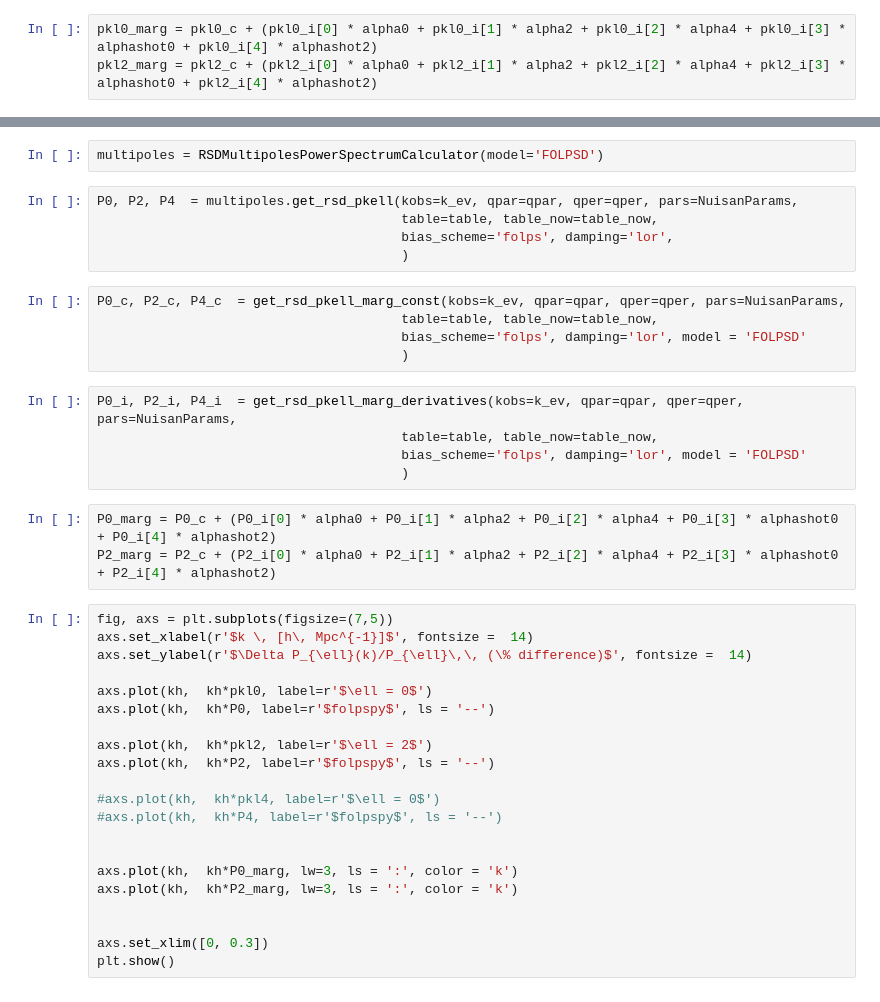
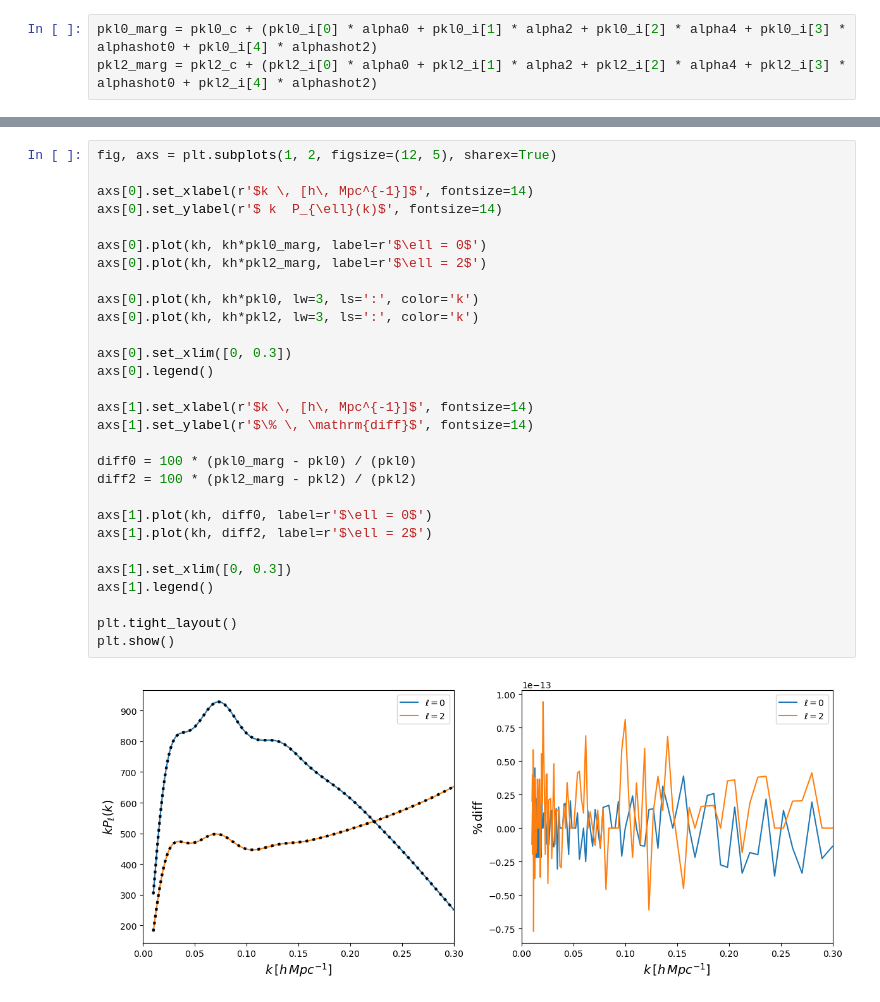
Before and after one commit to cosmodesi/FolpsD, a Jupyter notebook: folps/_tests/_folpsD/run_folpsD.ipynb, the cells around one changed output, grey strips where cells are left out. Cells and saved outputs as stored; diff of their text form.

```diff
--- a/folps/_tests/_folpsD/run_folpsD.ipynb
+++ b/folps/_tests/_folpsD/run_folpsD.ipynb
@@ -104,41 +73,31 @@ table, table_now = nonlinear_hn.calculate_loop_table(k=inputpkT[0], pklin=inputp
-# %%
-multipoles = RSDMultipolesPowerSpectrumCalculator(model='FOLPSD')
-# %%
-P0, P2, P4  = multipoles.get_rsd_pkell(kobs=k_ev, qpar=qpar, qper=qper, pars=NuisanParams,
-                                       table=table, table_now=table_now,
-                                       bias_scheme='folps', damping='lor',
-                                       )
-# %%
-P0_c, P2_c, P4_c  = get_rsd_pkell_marg_const(kobs=k_ev, qpar=qpar, qper=qper, pars=NuisanParams,
-                                       table=table, table_now=table_now,
-                                       bias_scheme='folps', damping='lor', model = 'FOLPSD'
-                                       )
-# %%
-P0_i, P2_i, P4_i  = get_rsd_pkell_marg_derivatives(kobs=k_ev, qpar=qpar, qper=qper, pars=NuisanParams,
-                                       table=table, table_now=table_now,
-                                       bias_scheme='folps', damping='lor', model = 'FOLPSD'
-                                       )
-# %%
-P0_marg = P0_c + (P0_i[0] * alpha0 + P0_i[1] * alpha2 + P0_i[2] * alpha4 + P0_i[3] * alphashot0 + P0_i[4] * alphashot2)
-P2_marg = P2_c + (P2_i[0] * alpha0 + P2_i[1] * alpha2 + P2_i[2] * alpha4 + P2_i[3] * alphashot0 + P2_i[4] * alphashot2)
 # %%
-fig, axs = plt.subplots(figsize=(7,5))
-axs.set_xlabel(r'$k \, [h\, Mpc^{-1}]$', fontsize =  14)
-axs.set_ylabel(r'$\Delta P_{\ell}(k)/P_{\ell}\,\, (\% difference)$', fontsize =  14)
+fig, axs = plt.subplots(1, 2, figsize=(12, 5), sharex=True)
 
-axs.plot(kh,  kh*pkl0, label=r'$\ell = 0$')
-axs.plot(kh,  kh*P0, label=r'$folpspy$', ls = '--')
+axs[0].set_xlabel(r'$k \, [h\, Mpc^{-1}]$', fontsize=14)
+axs[0].set_ylabel(r'$ k  P_{\ell}(k)$', fontsize=14)
 
-axs.plot(kh,  kh*pkl2, label=r'$\ell = 2$')
-axs.plot(kh,  kh*P2, label=r'$folpspy$', ls = '--')
+axs[0].plot(kh, kh*pkl0_marg, label=r'$\ell = 0$')
+axs[0].plot(kh, kh*pkl2_marg, label=r'$\ell = 2$')
 
-#axs.plot(kh,  kh*pkl4, label=r'$\ell = 0$')
-#axs.plot(kh,  kh*P4, label=r'$folpspy$', ls = '--')
+axs[0].plot(kh, kh*pkl0, lw=3, ls=':', color='k')
+axs[0].plot(kh, kh*pkl2, lw=3, ls=':', color='k')
 
+axs[0].set_xlim([0, 0.3])
+axs[0].legend()
 
-axs.plot(kh,  kh*P0_marg, lw=3, ls = ':', color = 'k')
-axs.plot(kh,  kh*P2_marg, lw=3, ls = ':', color = 'k')
+axs[1].set_xlabel(r'$k \, [h\, Mpc^{-1}]$', fontsize=14)
+axs[1].set_ylabel(r'$\% \, \mathrm{diff}$', fontsize=14)
 
+diff0 = 100 * (pkl0_marg - pkl0) / (pkl0)
+diff2 = 100 * (pkl2_marg - pkl2) / (pkl2)
 
-axs.set_xlim([0, 0.3])
+axs[1].plot(kh, diff0, label=r'$\ell = 0$')
+axs[1].plot(kh, diff2, label=r'$\ell = 2$')
+
+axs[1].set_xlim([0, 0.3])
+axs[1].legend()
+
+plt.tight_layout()
 plt.show()
+# %% [output]
+[figure, added]
```
Also changed, not shown: parts of 24 cells of this notebook, 7 other files.
